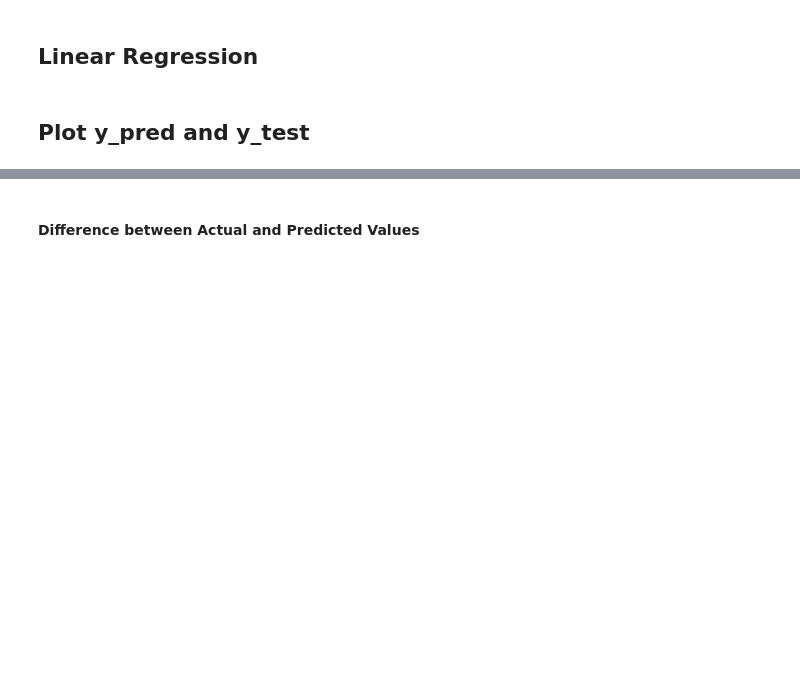
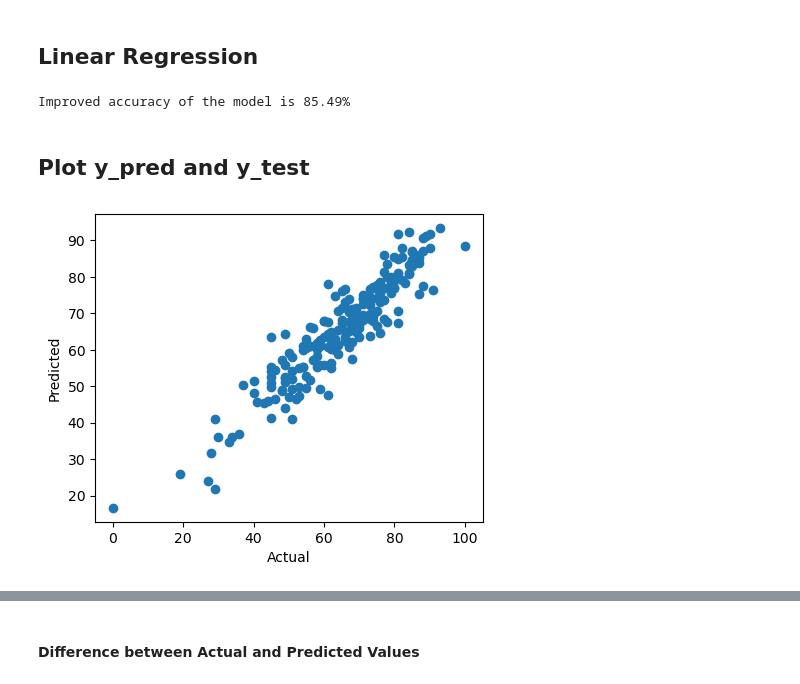
Before and after one commit to MrThanuj/ML_ProjectWork, a Jupyter notebook: notebook/2. MODEL TRAINING.ipynb, the cells around one changed output, grey strips where cells are left out. Saved outputs shown, nothing was run; the diff lists cells and outputs as text; code cells hidden in the pictures; blank space fills up the shorter version.

```diff
--- a/notebook/2. MODEL TRAINING.ipynb
+++ b/notebook/2. MODEL TRAINING.ipynb
@@ -182,15 +203,37 @@ pd.DataFrame(list(zip(model_list, r2_list)), columns=['Model Name', 'R2_Score'])
 # %% [markdown]
 ## Linear Regression
 # %%
-lin_model = LinearRegression(fit_intercept=True)
-lin_model = lin_model.fit(X_train, y_train)
-y_pred = lin_model.predict(X_test)
-score = r2_score(y_test, y_pred)*100
-print(" Accuracy of the model is %.2f" %score)
+from sklearn.ensemble import RandomForestRegressor
+from sklearn.model_selection import GridSearchCV
+
+rf = RandomForestRegressor(random_state=42)
+
+# Hyperparameter grid
+param_grid = {
+    'n_estimators': [100, 200],
+    'max_depth': [None, 10, 20],
+}
+
+# Grid search
+grid_search = GridSearchCV(estimator=rf, param_grid=param_grid, cv=5, n_jobs=-1, scoring='r2')
+grid_search.fit(X_train_transformed, y_train)
+
+# Best model
+best_rf = grid_search.best_estimator_
+
+# Make predictions and evaluate
+y_pred = best_rf.predict(X_test_transformed)
+score = r2_score(y_test, y_pred) * 100
+print("Improved accuracy of the model is %.2f%%" % score)
+# %% [output]
+Improved accuracy of the model is 85.49%
 # %% [markdown]
 ## Plot y_pred and y_test
 # %%
+plt.figure(figsize=(5, 4));
 plt.scatter(y_test,y_pred);
 plt.xlabel('Actual');
 plt.ylabel('Predicted');
+# %% [output]
+[figure, added]
 # %%
```
Also changed, not shown: parts of 4 cells of this notebook, 5 other files.
